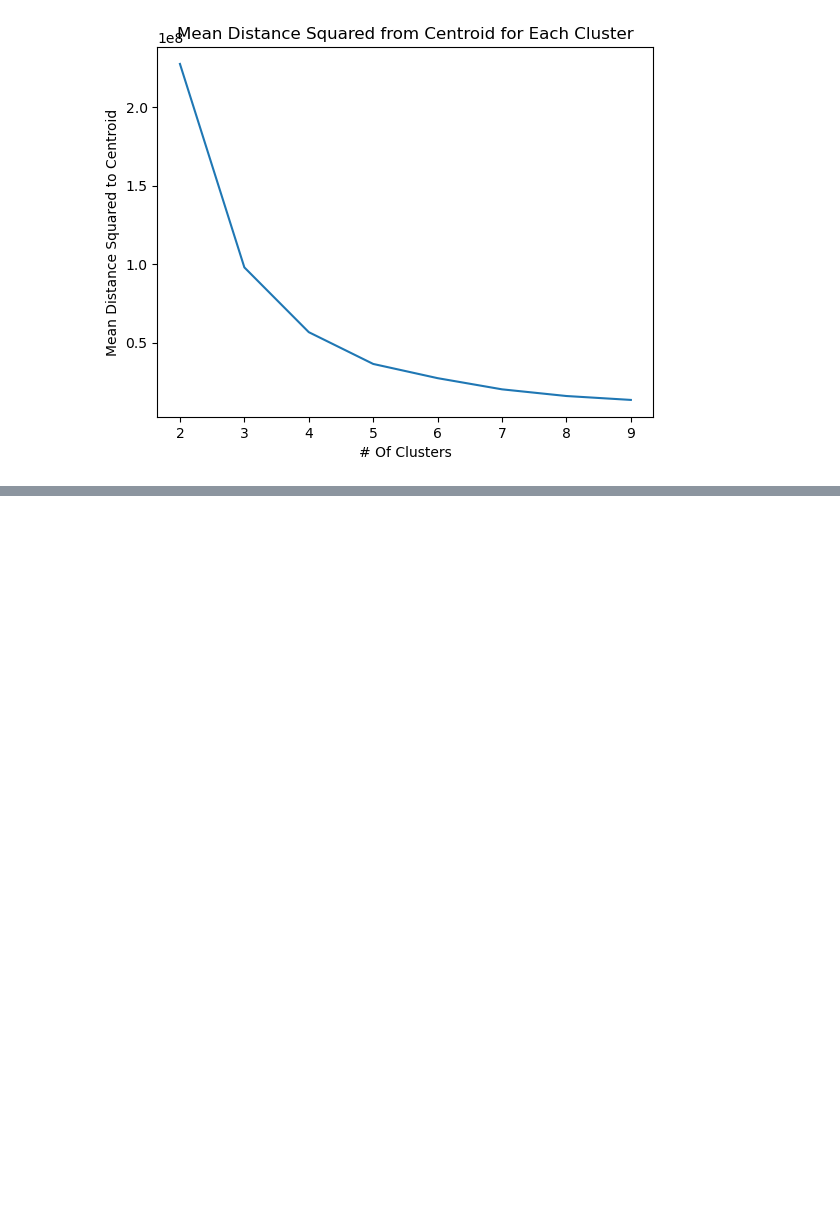
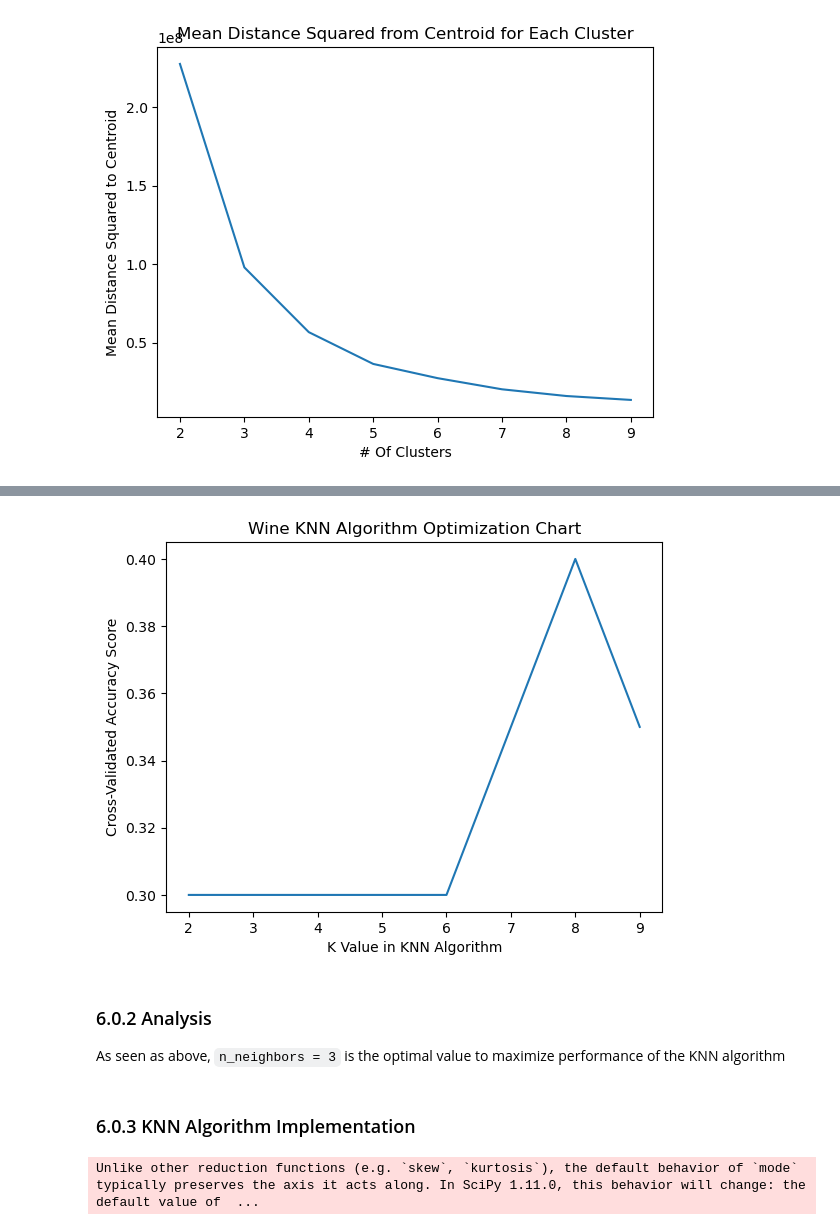
Before and after one commit to thealphacubicle/NEU-Snowball-Project-2023, a Jupyter notebook: Snowball Project.ipynb, the cells around one changed output, grey strips where cells are left out. Saved outputs shown, nothing was run; the diff lists cells and outputs as text; code cells hidden in the pictures; blank space fills up the shorter version.

````diff
--- a/Snowball Project.ipynb
+++ b/Snowball Project.ipynb
@@ -404,0 +414,8 @@ plt.savefig(save_path + 'ClusterChart_SCT.jpg')
+# %%
+from sklearn.feature_extraction.text import TfidfVectorizer
+
+vect = TfidfVectorizer()
+bag_of_words = vect.fit_transform(df_x['processed_description'])
+feature_names = vect.get_feature_names_out()
+tfidf_df = pd.DataFrame(bag_of_words.toarray(), columns = feature_names)
+tfidf_df.head(5)
@@ -404,0 +432,5 @@ plt.savefig(save_path + 'ClusterChart_SCT.jpg')
+# %%
+# X values are the features given in PCA y-axis
+pca = PCA(n_components = 20)
+features_standardized = StandardScaler().fit_transform(bag_of_words.toarray())
+reduced_data = pca.fit_transform(features_standardized)
@@ -404,0 +441,2 @@ plt.savefig(save_path + 'ClusterChart_SCT.jpg')
+# %%
+x_train, x_test, y_train, y_test = train_test_split(reduced_data, df_y['variety'].ravel(), test_size=20)
@@ -404,0 +445,9 @@ plt.savefig(save_path + 'ClusterChart_SCT.jpg')
+# %%
+# Optimize for K 2-10
+k_all = np.array(range(2, 10))
+acc = np.empty(k_all.shape, dtype=float)
+for idx, k in enumerate(k_all):
+    model = KNeighborsClassifier(n_neighbors=k)
+    model.fit(x_train, y_train)
+    y_pred = model.predict(x_test)
+    acc[idx] = accuracy_score(y_test, y_pred)
@@ -404,0 +472,20 @@ plt.savefig(save_path + 'ClusterChart_SCT.jpg')
+# %%
+# Plot optimization chart and save
+plt.plot(k_all,acc)
+plt.xlabel('K Value in KNN Algorithm');
+plt.ylabel('Cross-Validated Accuracy Score');
+plt.title('Wine KNN Algorithm Optimization Chart');
+plt.savefig(save_path + '/KNNOptimizationChart_LINE.jpg')
+# %% [output]
+[figure, added]
+# %% [markdown]
+### 6.0.2 Analysis
+As seen as above, ```n_neighbors = 3``` is the optimal value to maximize performance of the KNN algorithm
+# %% [markdown]
+### 6.0.3 KNN Algorithm Implementation
+# %%
+model = KNeighborsClassifier(n_neighbors=3)
+model.fit(x_train, y_train)
+y_pred = model.predict(x_test)
+# %% [output]
+Unlike other reduction functions (e.g. `skew`, `kurtosis`), the default behavior of `mode` typically preserves the axis it acts along. In SciPy 1.11.0, this behavior will change: the default value of  ...
````
Also changed, not shown: parts of 36 cells of this notebook, 15 other files.
